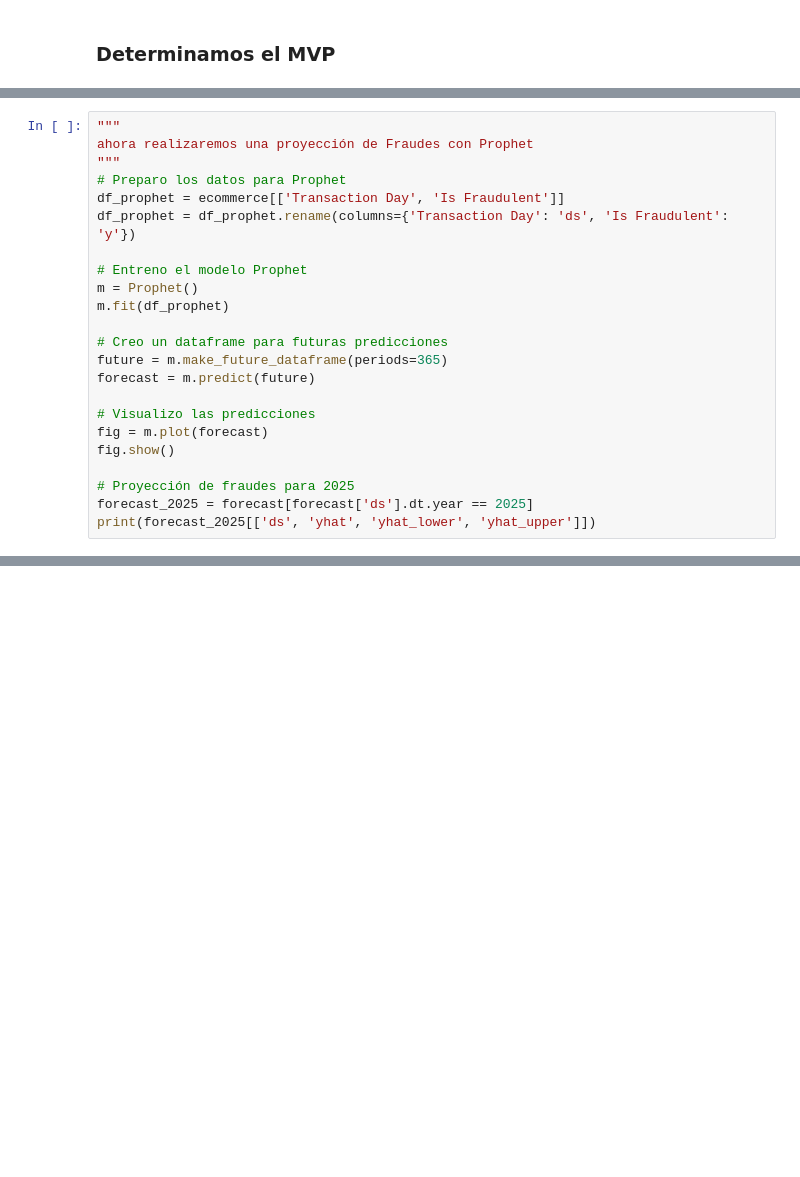
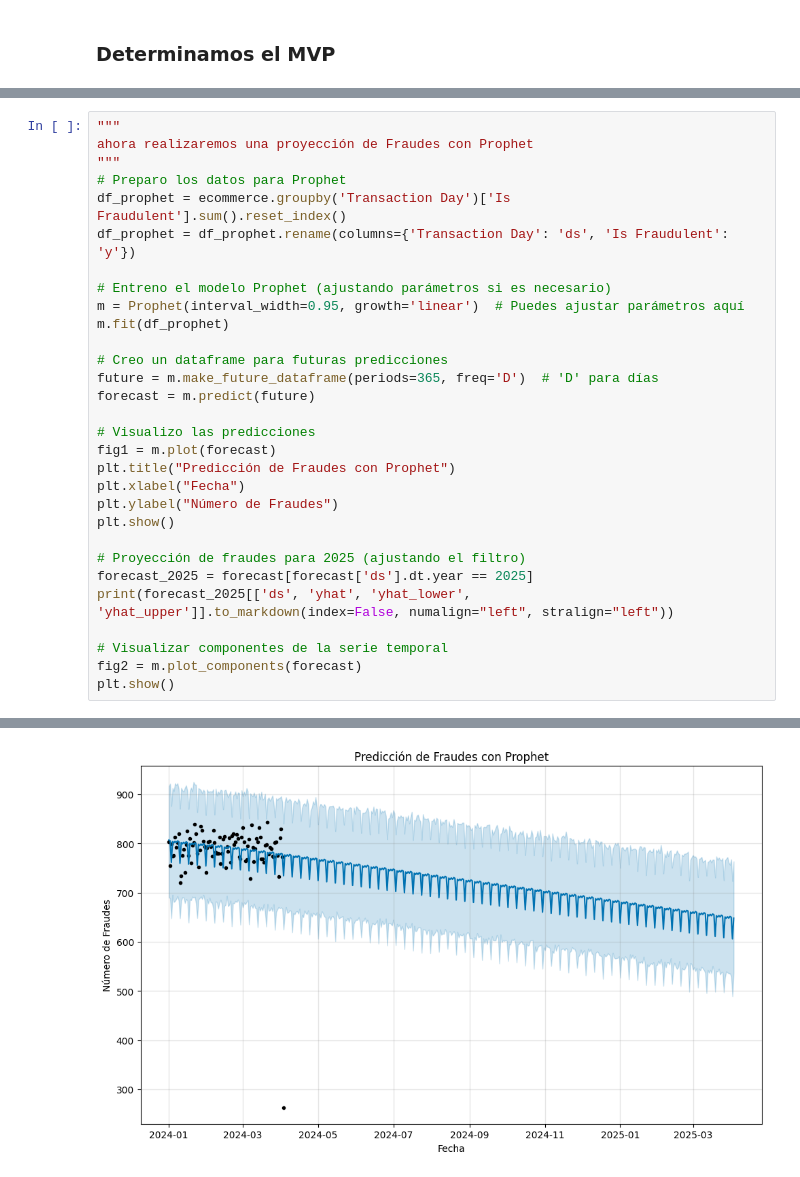
Before and after one commit to No-Country-simulation/c19-107-ft-data-bi-Fraude-en-Transacciones-Financieras, a Jupyter notebook: Notebook ETL & EDA/EDA.ipynb, the cells around one changed output, grey strips where cells are left out. Cells and saved outputs as stored; diff of their text form; blank space fills up the shorter version.

```diff
--- a/Notebook ETL & EDA/EDA.ipynb
+++ b/Notebook ETL & EDA/EDA.ipynb
@@ -397,21 +485,29 @@ print(confusion_matrix(y_test, y_pred))
 ahora realizaremos una proyección de Fraudes con Prophet
 """
 # Preparo los datos para Prophet
-df_prophet = ecommerce[['Transaction Day', 'Is Fraudulent']]
+df_prophet = ecommerce.groupby('Transaction Day')['Is Fraudulent'].sum().reset_index()
 df_prophet = df_prophet.rename(columns={'Transaction Day': 'ds', 'Is Fraudulent': 'y'})
 
-# Entreno el modelo Prophet
-m = Prophet()
+# Entreno el modelo Prophet (ajustando parámetros si es necesario)
+m = Prophet(interval_width=0.95, growth='linear')  # Puedes ajustar parámetros aquí
 m.fit(df_prophet)
 
 # Creo un dataframe para futuras predicciones
-future = m.make_future_dataframe(periods=365)
+future = m.make_future_dataframe(periods=365, freq='D')  # 'D' para días
 forecast = m.predict(future)
 
 # Visualizo las predicciones
-fig = m.plot(forecast)
-fig.show()
+fig1 = m.plot(forecast)
+plt.title("Predicción de Fraudes con Prophet")
+plt.xlabel("Fecha")
+plt.ylabel("Número de Fraudes")
+plt.show()
 
-# Proyección de fraudes para 2025
+# Proyección de fraudes para 2025 (ajustando el filtro)
 forecast_2025 = forecast[forecast['ds'].dt.year == 2025]
-print(forecast_2025[['ds', 'yhat', 'yhat_lower', 'yhat_upper']])
+print(forecast_2025[['ds', 'yhat', 'yhat_lower', 'yhat_upper']].to_markdown(index=False, numalign="left", stralign="left"))
+
+# Visualizar componentes de la serie temporal
+fig2 = m.plot_components(forecast)
+plt.show()
+# %% [output]
@@ -417,0 +516 @@ print(forecast_2025[['ds', 'yhat', 'yhat_lower', 'yhat_upper']])
+[figure, added]
```
Also changed, not shown: parts of 25 cells of this notebook.
